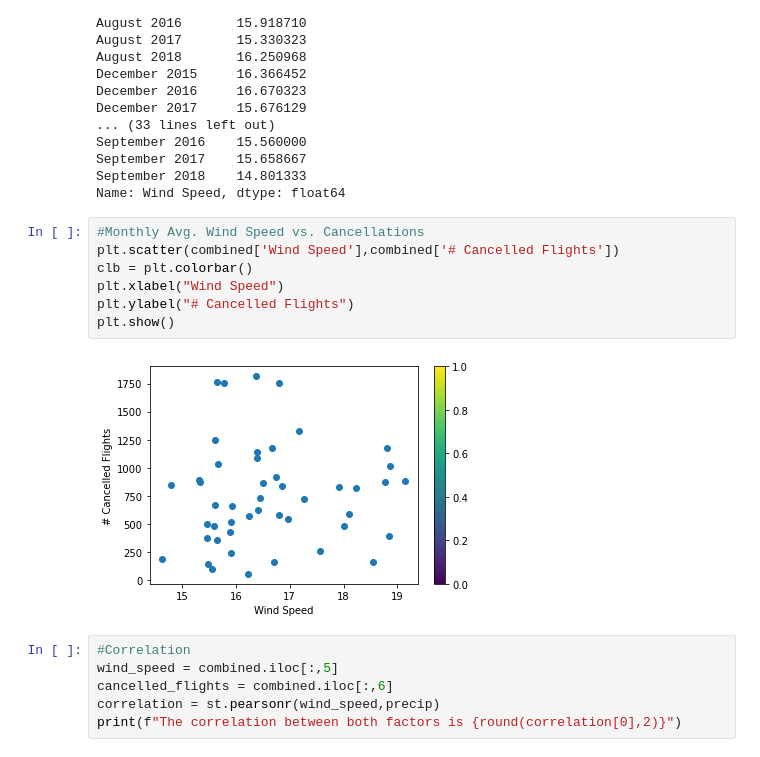
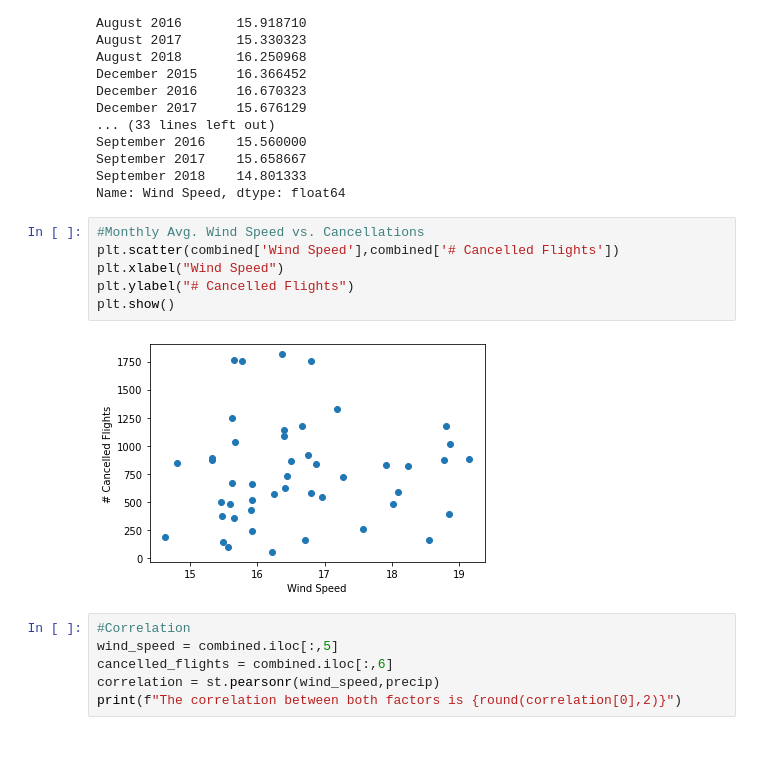
Before and after one commit to domingo-aj/Group-Project-1, a Jupyter notebook: Mia_Plots_FileTwo.ipynb, the cells around one changed output. Cells and saved outputs as stored; diff of their text form.

```diff
--- a/Mia_Plots_FileTwo.ipynb
+++ b/Mia_Plots_FileTwo.ipynb
@@ -237,12 +237,11 @@ Name: Wind Speed, dtype: float64
 # %%
 #Monthly Avg. Wind Speed vs. Cancellations
 plt.scatter(combined['Wind Speed'],combined['# Cancelled Flights'])
-clb = plt.colorbar()
 plt.xlabel("Wind Speed")
 plt.ylabel("# Cancelled Flights")
 plt.show()
 # %% [output]
-[figure, old version]
+[figure, new version]
 # %%
 #Correlation
 wind_speed = combined.iloc[:,5]
```
Also changed, not shown: 1 other file.
